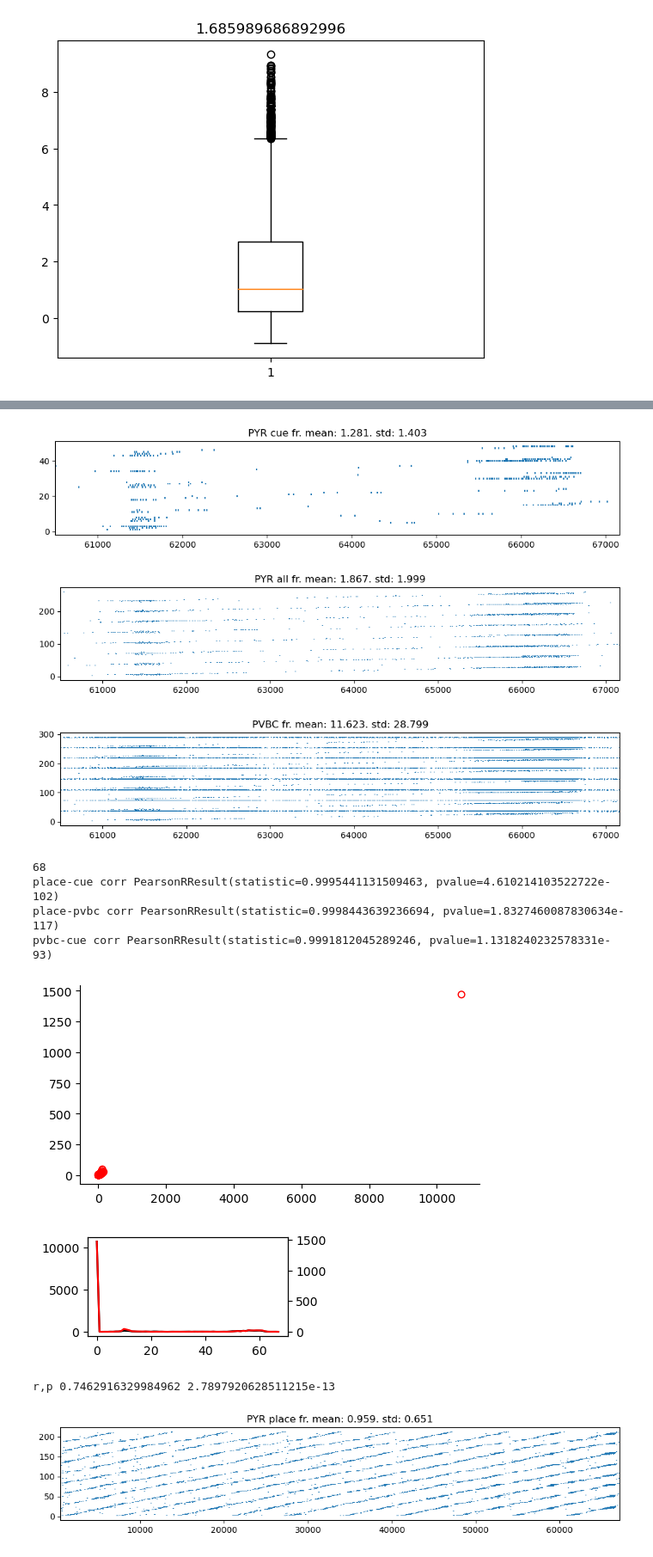
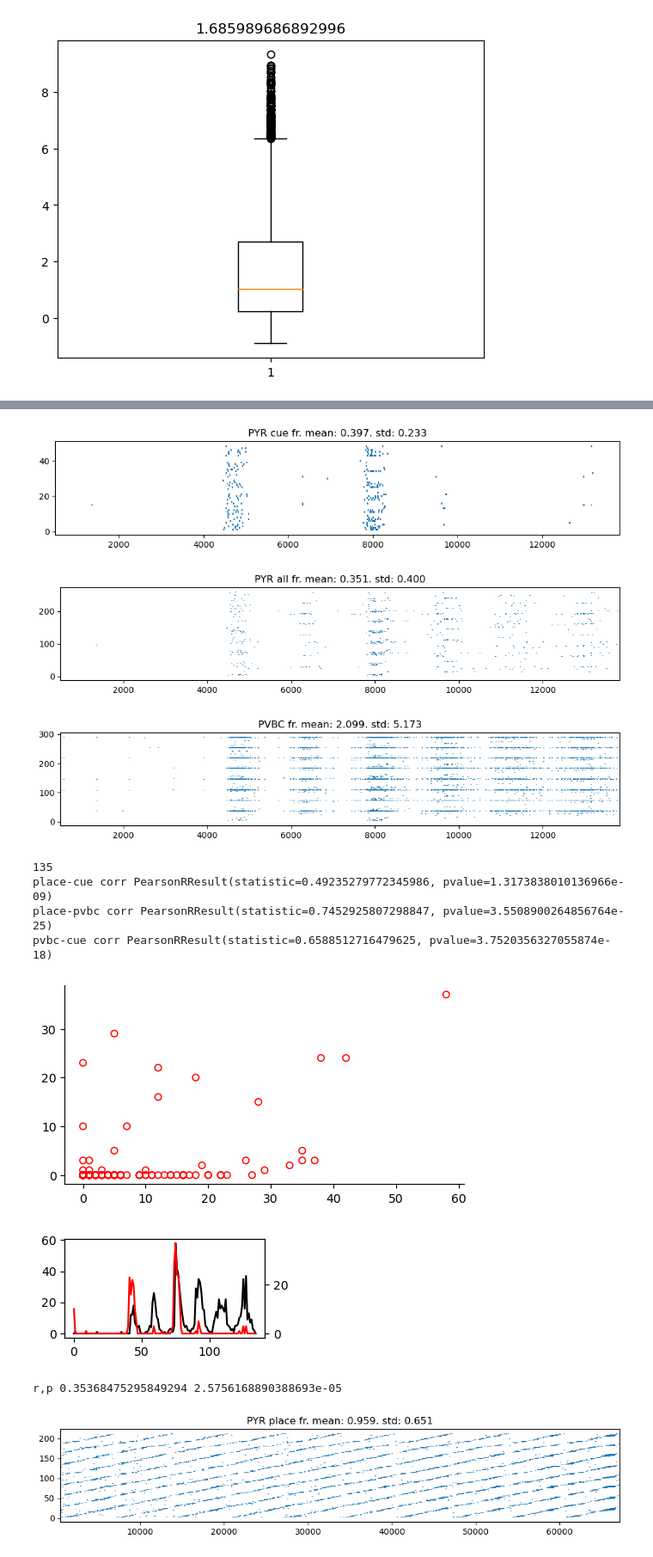
Before and after one commit to soltesz-lab/ca3_biophysical, a Jupyter notebook: notebooks/plot_training.ipynb, the cells around one changed output, grey strips where cells are left out. Shown at 86% size. Cells and saved outputs as stored; diff of their text form; code cells hidden in the pictures.

```diff
--- a/notebooks/plot_training.ipynb
+++ b/notebooks/plot_training.ipynb
@@ -271,7 +276,7 @@ np.nonzero(diagram.external_adj_matrices[101][0][115])[0]
 array([127, 140, 141, 142, 143, 144, 145, 146, 147, 148, 149, 150, 151,
        152, 153, 154, 155, 156, 157, 158, 159, 160, 161])
 # %%
-ext_spike_times = np.load("../data/ext_spikes_0801-cue-ee-ei-nlaps-10.npz")
+ext_spike_times = np.load("../data/ext_spikes_1011-stdp-ie-mec-lec-cue-ee-ei-nlaps-2.npz")
 ext_spike_times = { int(k): v for k,v in ext_spike_times.items() }
 # %%
 start  = time_for_single_lap * 0 + 500
@@ -280,10 +285,10 @@ finish = time_for_single_lap * 1 + 500
 place_cells = diagram.place_information[0]['place']
 
 ctype_offset = diagram.external_information['MF']['ctype offset']
-for z in place_cells[10:11]:
+for z in place_cells[20:21]:
 
     plt.figure()
-    src_ids = np.nonzero(diagram.external_adj_matrices[100][0][z])[0]
+    src_ids = np.nonzero(diagram.external_adj_matrices[100][0][:,z])[0]
     i = 0
     for src_id in src_ids:
 
@@ -302,10 +307,10 @@ plt.show();
 
 
 ctype_offset = diagram.external_information['MEC']['ctype offset']
-for z in place_cells[2:3]:
+for z in place_cells[20:21]:
 
     plt.figure()
-    src_ids = np.nonzero(diagram.external_adj_matrices[101][0][z])[0]
+    src_ids = np.nonzero(diagram.external_adj_matrices[101][0][:,z])[0]
     i = 0
     for src_id in src_ids:
         src_gid = src_id + ctype_offset
@@ -321,10 +326,10 @@ plt.xlim([start, finish])
 plt.show();
 
 ctype_offset = diagram.external_information['LEC']['ctype offset']
-for z in place_cells[2:3]:
+for z in place_cells[20:21]:
 
     plt.figure()
-    src_ids = np.nonzero(diagram.external_adj_matrices[102][0][z])[0]
+    src_ids = np.nonzero(diagram.external_adj_matrices[102][0][:,z])[0]
     i = 0
     for src_id in src_ids:
         src_gid = src_id + ctype_offset
@@ -354,7 +359,7 @@ ctype_offset = diagram.external_information['MF']['ctype offset']
 for z in cue_cells[2:3]:
 
     plt.figure()
-    src_ids = np.nonzero(diagram.external_adj_matrices[100][0][z])[0]
+    src_ids = np.nonzero(diagram.external_adj_matrices[100][0][:,z])[0]
     i = 0
     for src_id in src_ids:
         src_gid = src_id + ctype_offset
@@ -373,7 +378,7 @@ ctype_offset = diagram.external_information['MEC']['ctype offset']
 for z in cue_cells[2:3]:
 
     plt.figure()
-    src_ids = np.nonzero(diagram.external_adj_matrices[101][0][z])[0]
+    src_ids = np.nonzero(diagram.external_adj_matrices[101][0][:,z])[0]
     i = 0
     for src_id in src_ids:
         src_gid = src_id + ctype_offset
@@ -392,7 +397,7 @@ ctype_offset = diagram.external_information['LEC']['ctype offset']
 for z in cue_cells[2:3]:
 
     plt.figure()
-    src_ids = np.nonzero(diagram.external_adj_matrices[102][0][z])[0]
+    src_ids = np.nonzero(diagram.external_adj_matrices[102][0][:,z])[0]
     i = 0
     for src_id in src_ids:
         src_gid = src_id + ctype_offset
@@ -769,10 +775,10 @@ def plot_spikes(spike_times, title, start, finish, gids=None):
     return
 # %%
 
-cell_spike_times = np.load("../data/cell_spikes_0801-cue-ee-ei-nlaps-10.npz")
+cell_spike_times = np.load("../data/cell_spikes_1011-stdp-ie-mec-lec-cue-ee-ei-nlaps-2.npz")
 cell_spike_times = { int(gid): v for gid, v in cell_spike_times.items() }
-start  = time_for_single_lap * 9. + 500
-finish = time_for_single_lap * 10. + 500
+start  = time_for_single_lap * 0. + 500
+finish = time_for_single_lap * 2. + 500
 
 plot_spikes(cell_spike_times, 'PYR place', start, finish, gids=diagram.place_information[0]['place'])
 plot_spikes(cell_spike_times, 'PYR cue', start, finish, gids=diagram.place_information[0]['not place'])
@@ -787,8 +793,8 @@ plot_spikes(cell_spike_times, 'PYR cue', start, finish, gids=diagram.place_infor
 # %%
 
 
-start  = time_for_single_lap * 9 + 500
-finish = time_for_single_lap * 10 + 500
+start  = time_for_single_lap * 0 + 500
+finish = time_for_single_lap * 2 + 500
 
 plot_spikes(cell_spike_times, 'PYR place', start, finish, diagram.place_information[0]['place'])
 plot_spikes(cell_spike_times, 'PYR cue', start, finish, diagram.place_information[0]['not place'])
@@ -831,13 +837,13 @@ print('r,p', r, p)
-[figure, old version]
+[figure, new version]
-[figure, old version]
+[figure, new version]
-[figure, old version]
+[figure, new version]
-68
-place-cue corr PearsonRResult(statistic=0.9995441131509463, pvalue=4.610214103522722e-102)
-place-pvbc corr PearsonRResult(statistic=0.9998443639236694, pvalue=1.8327460087830634e-117)
-pvbc-cue corr PearsonRResult(statistic=0.9991812045289246, pvalue=1.1318240232578331e-93)
+135
+place-cue corr PearsonRResult(statistic=0.49235279772345986, pvalue=1.3173838010136966e-09)
+place-pvbc corr PearsonRResult(statistic=0.7452925807298847, pvalue=3.5508900264856764e-25)
+pvbc-cue corr PearsonRResult(statistic=0.6588512716479625, pvalue=3.7520356327055874e-18)
-[figure, old version]
+[figure, new version]
-[figure, old version]
+[figure, new version]
-r,p 0.7462916329984962 2.7897920628511215e-13
+r,p 0.35368475295849294 2.5756168890388693e-05
 # %%
 start  = time_for_single_lap * 0. + 500
 finish = time_for_single_lap * 10. + 500
```
Also changed, not shown: parts of 6 cells of this notebook, 12 other files.
